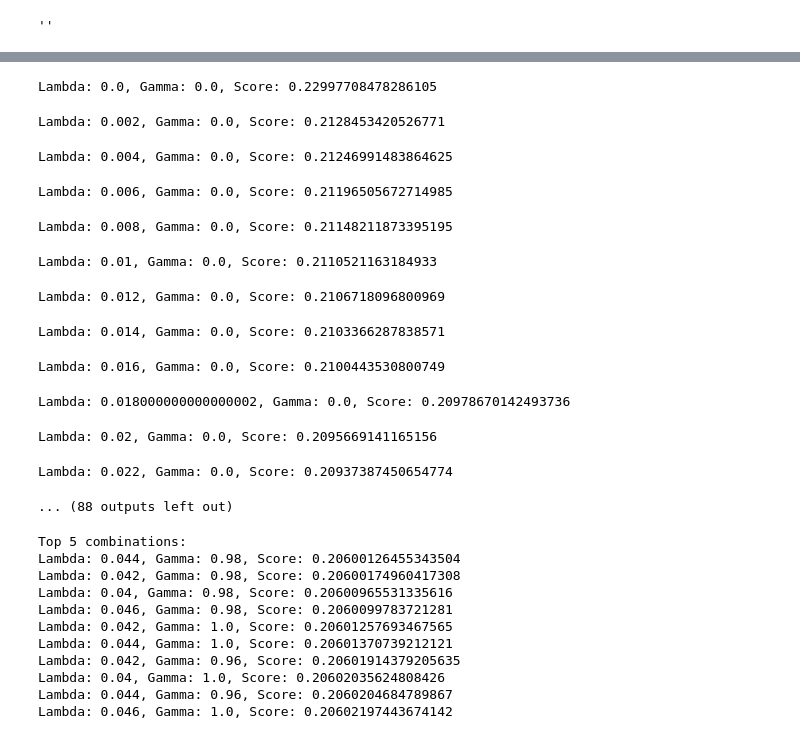
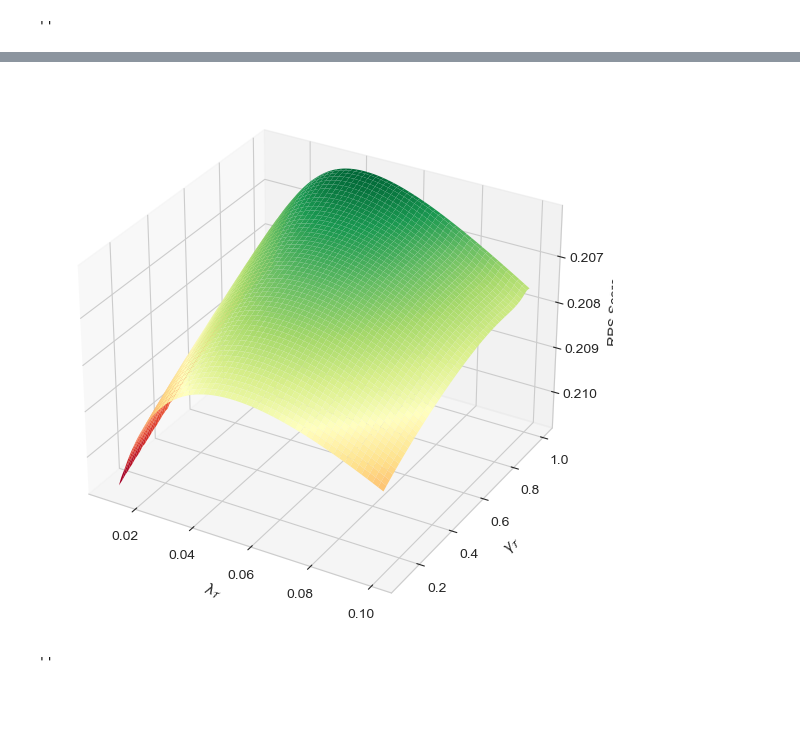
Before and after one commit to hyrogan/Soccer-Prediction, a Jupyter notebook: BT-v2.5.1.ipynb, the cells around one changed output, grey strips where cells are left out. Drawn from its saved outputs; the diff is of its cells as text; code cells hidden in the pictures; blank space fills up the shorter version.

```diff
--- a/BT-v2.5.1.ipynb
+++ b/BT-v2.5.1.ipynb
@@ -942,17 +1079,17 @@ for team, team_ratings in ratings.items():
 
 # Define the learning rates
 rates = {
-    'lambda': 0.04,
-    'gamma': 0.96,
-    'delta': 13,
-    'phi': 2,
+    'lambda': 0.043,
+    'gamma': 0.98,
+    'delta': 2.5,
+    'phi': 1,
     'mu': 0.0,
-    'rho': 0.93,
-    'sigma': 0.6,
+    'rho': 0.9,
+    'sigma': 0.7,
     'tau': 0.001,
-    'ind_threshold': 0,
-    'lambda2': 0.15,
-    'gamma2': 0.97,
+    'ind_threshold': 6000,
+    'lambda2': 0.14,
+    'gamma2': 0.96,
     'x': 1.3,
     'y' : 1.0,
     'a' : -1.625,
@@ -962,8 +1099,8 @@ rates = {
 
 # Define a parameter grid with the ranges for your parameters
 param_grid = {
-    'lambda': np.linspace(0.0, 0.1, 51),
-    'gamma': np.linspace(0.0, 1.0, 51)
+    'lambda': np.linspace(0.04, 0.05, 11),
+    'gamma': np.linspace(0.95, 1.0, 6)
 
 }
 
@@ -1011,20 +1148,6 @@ for params in tqdm.tqdm(grid):
     })
 
     print(f"Lambda: {rates['lambda']}, Gamma: {rates['gamma']}, Score: {score}")
-# %% [output]
-Lambda: 0.0, Gamma: 0.0, Score: 0.22997708478286105
-Lambda: 0.002, Gamma: 0.0, Score: 0.2128453420526771
-Lambda: 0.004, Gamma: 0.0, Score: 0.21246991483864625
-Lambda: 0.006, Gamma: 0.0, Score: 0.21196505672714985
-Lambda: 0.008, Gamma: 0.0, Score: 0.21148211873395195
-Lambda: 0.01, Gamma: 0.0, Score: 0.2110521163184933
-Lambda: 0.012, Gamma: 0.0, Score: 0.2106718096800969
-Lambda: 0.014, Gamma: 0.0, Score: 0.2103366287838571
-Lambda: 0.016, Gamma: 0.0, Score: 0.2100443530800749
-Lambda: 0.018000000000000002, Gamma: 0.0, Score: 0.20978670142493736
-Lambda: 0.02, Gamma: 0.0, Score: 0.2095669141165156
-Lambda: 0.022, Gamma: 0.0, Score: 0.20937387450654774
-... (88 outputs left out)
 # %%
 # Sort the results based on the score and get the top 5
 top_5_combinations = sorted(gs_results, key=lambda x: x['score'])[:10]
@@ -1037,24 +1160,31 @@ for combo in top_5_combinations:
 
 df_gs_results = pd.DataFrame(gs_results)
 #to csv
-df_gs_results.to_csv("../data/gs_resultslambdagamma.csv", index=False)
+df_gs_results.to_csv("../data/gs_resultslamgam_precise.csv", index=False)
-# %% [output]
-Top 5 combinations:
-Lambda: 0.044, Gamma: 0.98, Score: 0.20600126455343504
-Lambda: 0.042, Gamma: 0.98, Score: 0.20600174960417308
-Lambda: 0.04, Gamma: 0.98, Score: 0.20600965531335616
-Lambda: 0.046, Gamma: 0.98, Score: 0.2060099783721281
-Lambda: 0.042, Gamma: 1.0, Score: 0.20601257693467565
-Lambda: 0.044, Gamma: 1.0, Score: 0.20601370739212121
-Lambda: 0.042, Gamma: 0.96, Score: 0.20601914379205635
-Lambda: 0.04, Gamma: 1.0, Score: 0.20602035624808426
-Lambda: 0.044, Gamma: 0.96, Score: 0.2060204684789867
-Lambda: 0.046, Gamma: 1.0, Score: 0.20602197443674142
 # %%
+df_gs_results = pd.read_csv("../data/gs_resultslamgam_full_range.csv")
+
 # Define grid of x, y values
 lambda_range = np.linspace(0.01, 0.1, num=1000)
 gamma_range = np.linspace(0.1, 1.0, num=1000)
 lambda_grid, gamma_grid = np.meshgrid(lambda_range, gamma_range)
 
 # Interpolate z values for this grid
 rps_grid = griddata((df_gs_results['lambda'], df_gs_results['gamma']), df_gs_results['score'], (lambda_grid, gamma_grid), method='cubic')
+
+# Create 3D surface plot
+fig = plt.figure(figsize=(10, 7))
+ax = fig.add_subplot(111, projection='3d')
+surf = ax.plot_surface(lambda_grid, gamma_grid, rps_grid, cmap='RdYlGn_r', edgecolor='none')
+ax.set_xlabel(r'$\lambda_{\mathcal{T}}$')
+ax.set_ylabel(r'$\gamma_{\mathcal{T}}$')
+ax.set_zlabel('RPS Score', fontsize=10, labelpad=5)
+ax.invert_zaxis()  # To make lower scores appear higher
+#fig.colorbar(surf)
+plt.savefig("../images/3d_plot_new_lg.png", dpi=300)
+plt.show()
+
+;
+# %% [output]
+[figure, added]
+''
```
Also changed, not shown: parts of 19 cells of this notebook.
